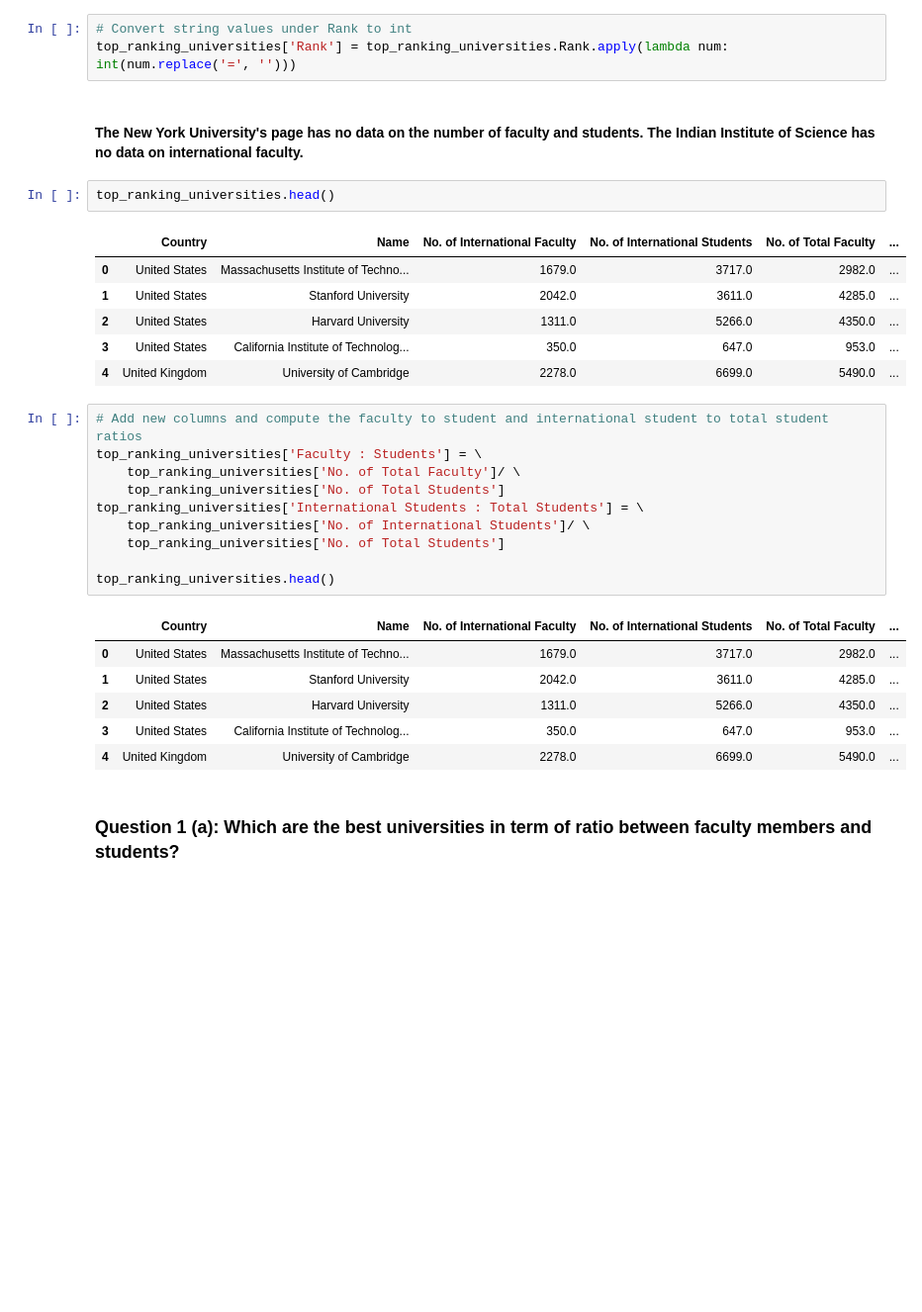
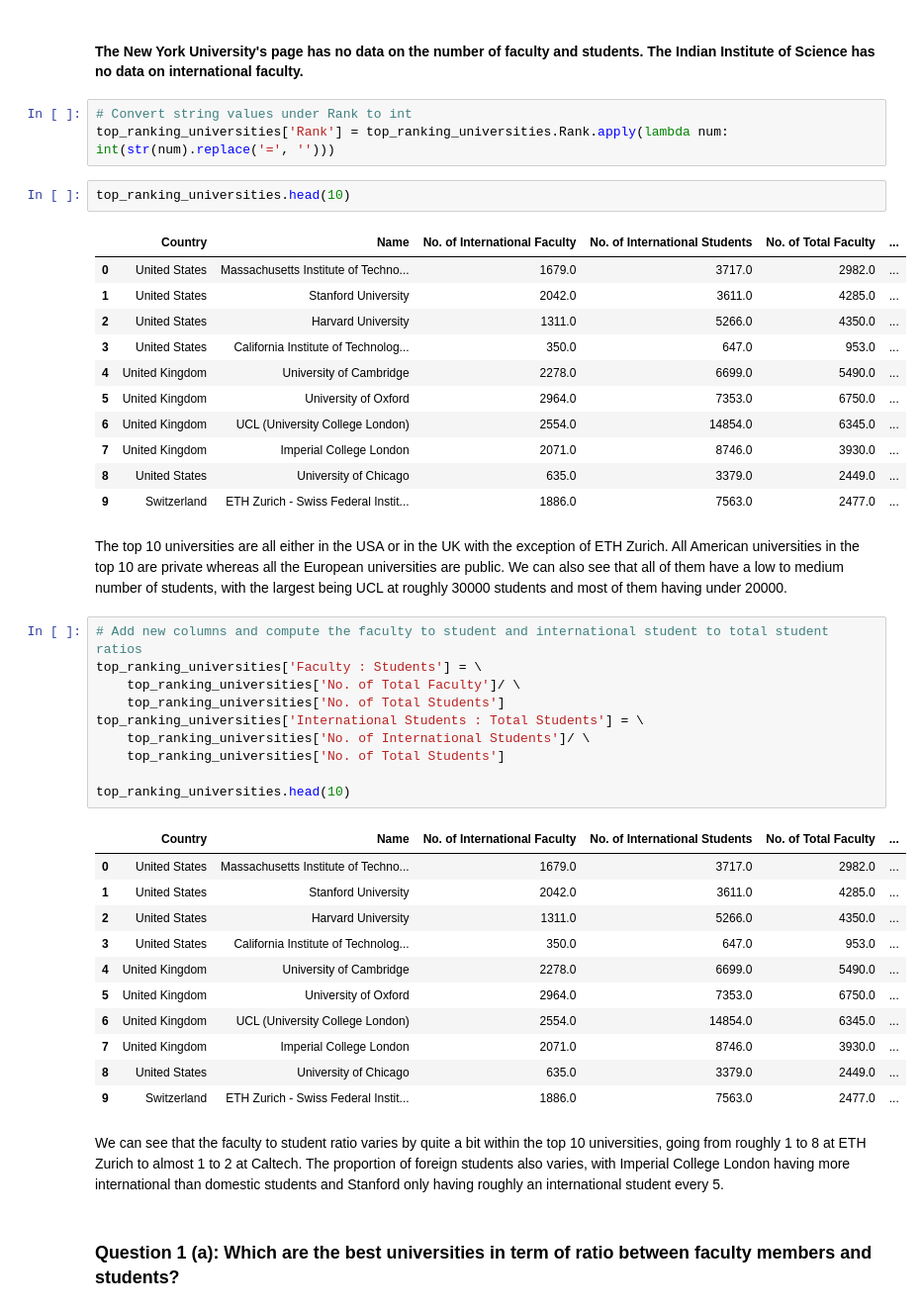
Before and after one commit to justcho5/ADA, a Jupyter notebook: homework02.ipynb, the cells around one changed output. Shown at 99% size. Cells and saved outputs as stored; diff of their text form; blank space fills up the shorter version.

```diff
--- a/homework02.ipynb
+++ b/homework02.ipynb
@@ -139,20 +139,27 @@ Error in New York University (NYU): Can't find total faculty
 Error in New York University (NYU): Can't find total inter
 Error in New York University (NYU): Can't find total student
 Error in Indian Institute of Science (IISc) Bangalore: Can't find inter faculty
-# %%
-# Convert string values under Rank to int
-top_ranking_universities['Rank'] = top_ranking_universities.Rank.apply(lambda num: int(num.replace('=', '')))
 # %% [markdown]
 #### The New York University's page has no data on the number of faculty and students. The Indian Institute of Science has no data on international faculty.
+# %%
+# Convert string values under Rank to int
+top_ranking_universities['Rank'] = top_ranking_universities.Rank.apply(lambda num: int(str(num).replace('=', '')))
 # %%
-top_ranking_universities.head()
+top_ranking_universities.head(10)
 # %% [output]
 |  | Country | Name | No. of International Faculty | No. of International Students | No. of Total Faculty | ... |
 | 0 | United States | Massachusetts Institute of Techno... | 1679.0 | 3717.0 | 2982.0 | ... |
 | 1 | United States | Stanford University | 2042.0 | 3611.0 | 4285.0 | ... |
 | 2 | United States | Harvard University | 1311.0 | 5266.0 | 4350.0 | ... |
 | 3 | United States | California Institute of Technolog... | 350.0 | 647.0 | 953.0 | ... |
 | 4 | United Kingdom | University of Cambridge | 2278.0 | 6699.0 | 5490.0 | ... |
+| 5 | United Kingdom | University of Oxford | 2964.0 | 7353.0 | 6750.0 | ... |
+| 6 | United Kingdom | UCL (University College London) | 2554.0 | 14854.0 | 6345.0 | ... |
+| 7 | United Kingdom | Imperial College London | 2071.0 | 8746.0 | 3930.0 | ... |
+| 8 | United States | University of Chicago | 635.0 | 3379.0 | 2449.0 | ... |
+| 9 | Switzerland | ETH Zurich - Swiss Federal Instit... | 1886.0 | 7563.0 | 2477.0 | ... |
+# %% [markdown]
+The top 10 universities are all either in the USA or in the UK with the exception of ETH Zurich. All American universities in the top 10 are private whereas all the European universities are public. We can also see that all of them have a low to medium number of students, with the largest being UCL at roughly 30000 students and most of them having under 20000.
 # %%
 # Add new columns and compute the faculty to student and international student to total student ratios
 top_ranking_universities['Faculty : Students'] = \
@@ -162,7 +169,7 @@ top_ranking_universities['International Students : Total Students'] = \
     top_ranking_universities['No. of International Students']/ \
     top_ranking_universities['No. of Total Students']
 
-top_ranking_universities.head()
+top_ranking_universities.head(10)
 # %% [output]
 |  | Country | Name | No. of International Faculty | No. of International Students | No. of Total Faculty | ... |
 | 0 | United States | Massachusetts Institute of Techno... | 1679.0 | 3717.0 | 2982.0 | ... |
@@ -170,6 +177,13 @@ top_ranking_universities.head()
 | 2 | United States | Harvard University | 1311.0 | 5266.0 | 4350.0 | ... |
 | 3 | United States | California Institute of Technolog... | 350.0 | 647.0 | 953.0 | ... |
 | 4 | United Kingdom | University of Cambridge | 2278.0 | 6699.0 | 5490.0 | ... |
+| 5 | United Kingdom | University of Oxford | 2964.0 | 7353.0 | 6750.0 | ... |
+| 6 | United Kingdom | UCL (University College London) | 2554.0 | 14854.0 | 6345.0 | ... |
+| 7 | United Kingdom | Imperial College London | 2071.0 | 8746.0 | 3930.0 | ... |
+| 8 | United States | University of Chicago | 635.0 | 3379.0 | 2449.0 | ... |
+| 9 | Switzerland | ETH Zurich - Swiss Federal Instit... | 1886.0 | 7563.0 | 2477.0 | ... |
+# %% [markdown]
+We can see that the faculty to student ratio varies by quite a bit within the top 10 universities, going from roughly 1 to 8 at ETH Zurich to almost 1 to 2 at Caltech. The proportion of foreign students also varies, with Imperial College London having more international than domestic students and Stanford only having roughly an international student every 5.
 # %% [markdown]
 ### Question 1 (a): Which are the best universities in term of ratio between faculty members and students?
 # %%
```
Also changed, not shown: parts of 17 cells of this notebook.
